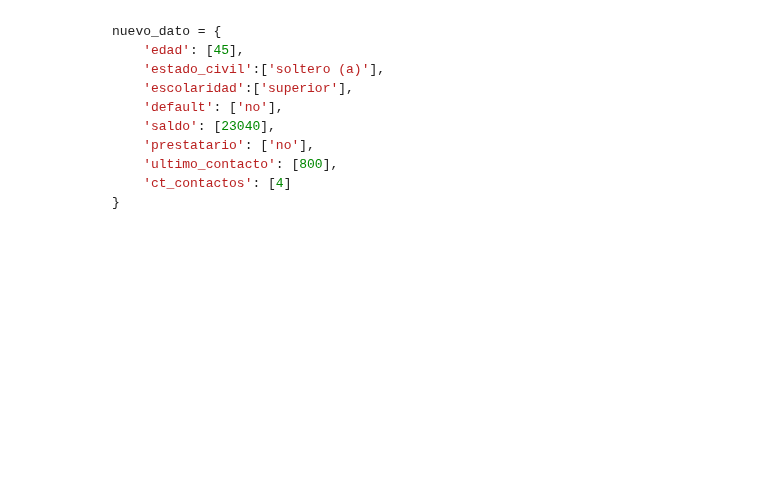
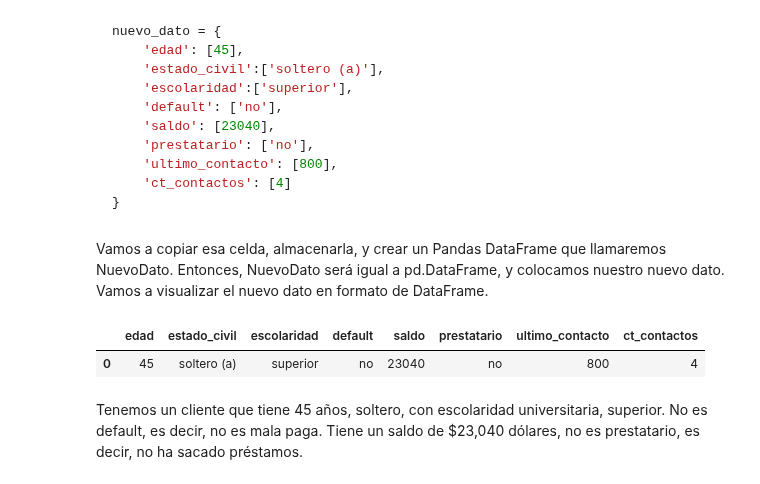
Before and after one commit to jorgevillegazz/Estadisticas-y-Machine-Learning-G9---ONE, a Jupyter notebook: Clasificacion_primeros_pasos_(1).ipynb, the cells around one changed output. Drawn from its saved outputs; the diff is of its cells as text; code cells hidden in the pictures; blank space fills up the shorter version.

````diff
--- a/Clasificacion_primeros_pasos_(1).ipynb
+++ b/Clasificacion_primeros_pasos_(1).ipynb
@@ -667,3 +765,24 @@ nuevo_dato = {
     'ct_contactos': [4]
 }
 ```
+# %%
+nuevo_dato = {
+    'edad': [45],
+    'estado_civil':['soltero (a)'],
+    'escolaridad':['superior'],
+    'default': ['no'],
+    'saldo': [23040],
+    'prestatario': ['no'],
+    'ultimo_contacto': [800],
+    'ct_contactos': [4]
+}
+# %% [markdown]
+Vamos a copiar esa celda, almacenarla, y crear un Pandas DataFrame que llamaremos NuevoDato. Entonces, NuevoDato será igual a pd.DataFrame, y colocamos nuestro nuevo dato. Vamos a visualizar el nuevo dato en formato de DataFrame.
+# %%
+nuevo_dato=pd.DataFrame(nuevo_dato)
+nuevo_dato
+# %% [output]
+|  | edad | estado_civil | escolaridad | default | saldo | prestatario | ultimo_contacto | ct_contactos |
+| 0 | 45 | soltero (a) | superior | no | 23040 | no | 800 | 4 |
+# %% [markdown]
+Tenemos un cliente que tiene 45 años, soltero, con escolaridad universitaria, superior. No es default, es decir, no es mala paga. Tiene un saldo de $23,040 dólares, no es prestatario, es decir, no ha sacado préstamos.
````
Also changed, not shown: parts of 27 cells of this notebook.
